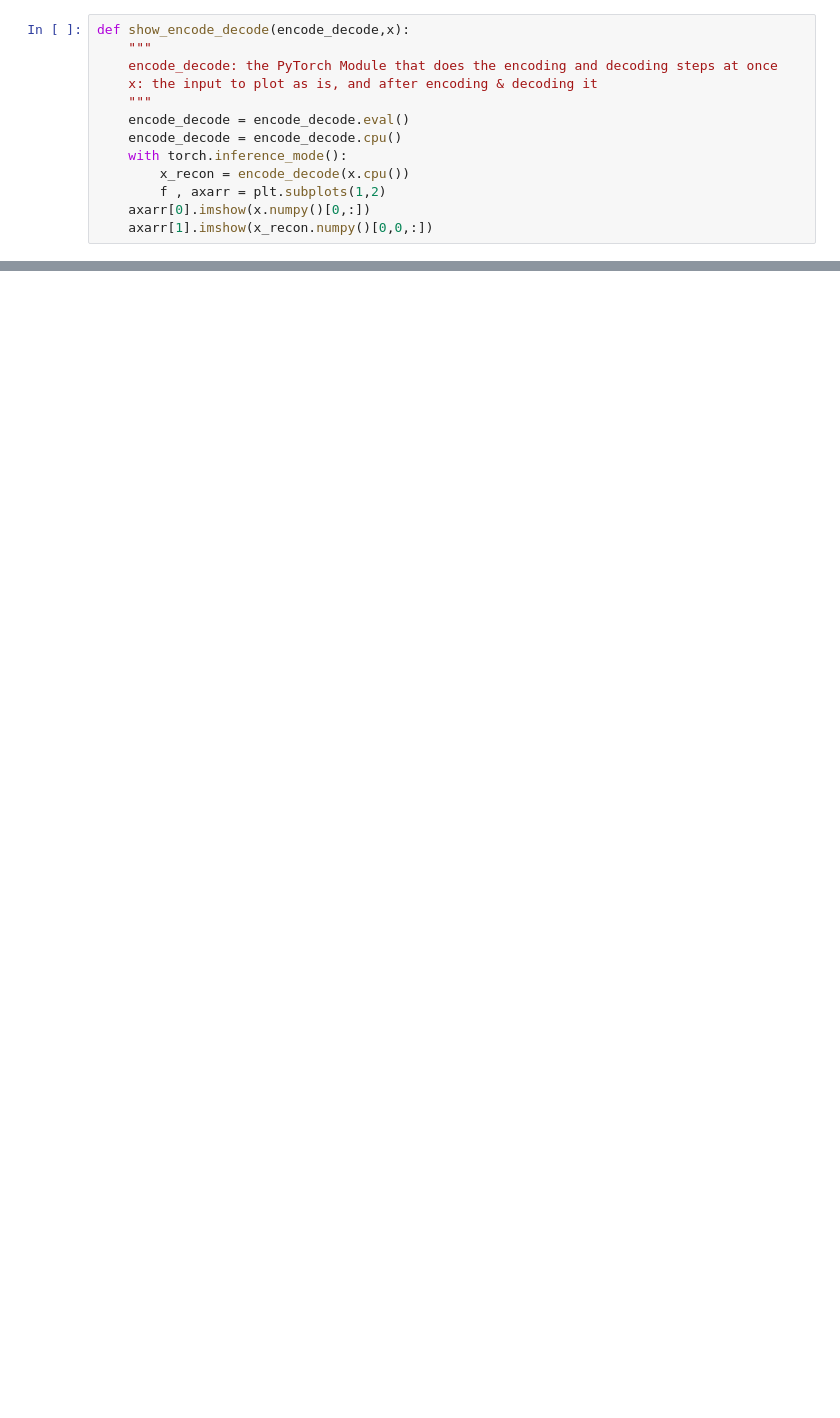
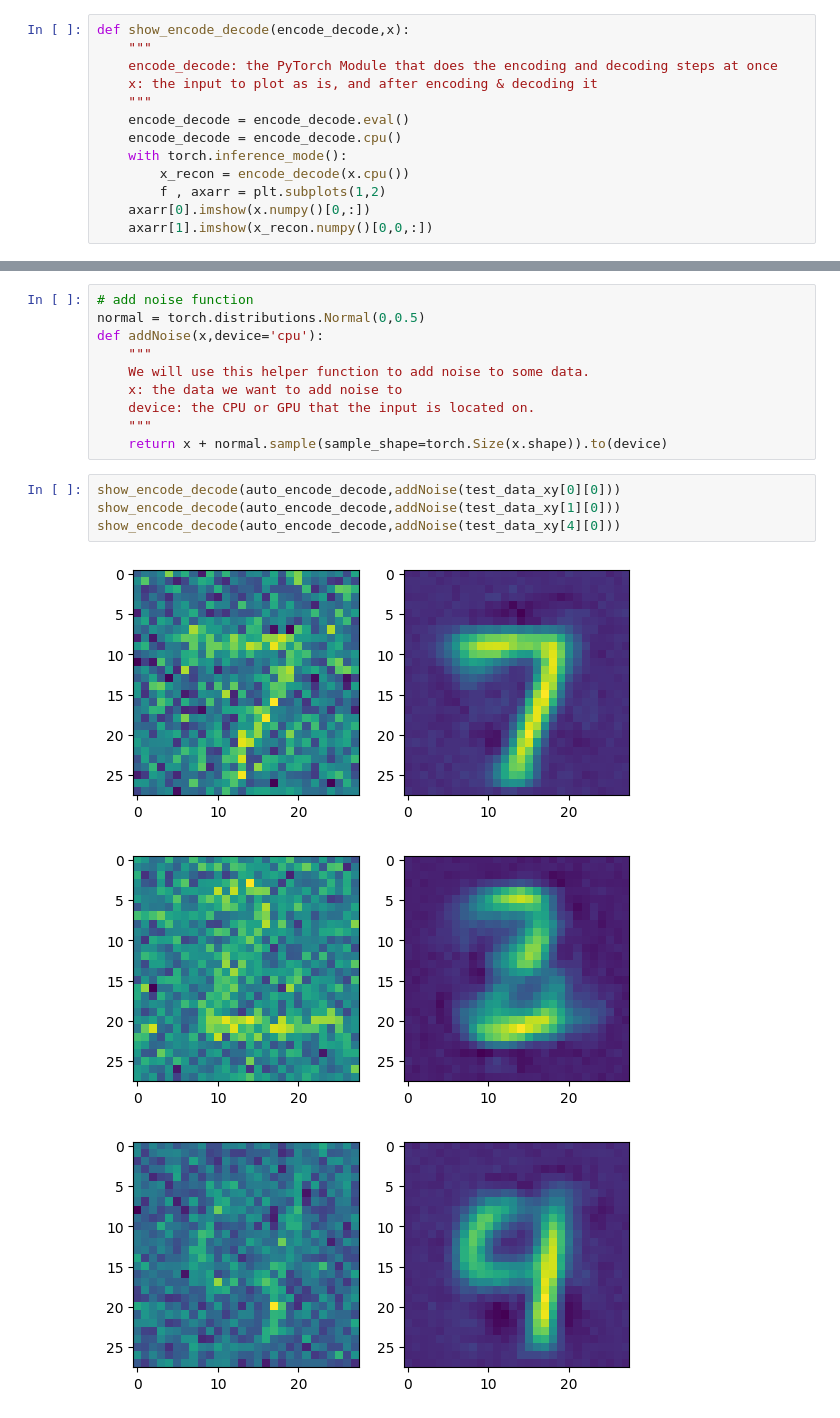
Before and after one commit to Amr-Abdellatif/Full-Autoencoder-implemented-in-PyTorch, a Jupyter notebook: main.ipynb, the cells around one changed output, grey strips where cells are left out. Saved outputs shown, nothing was run; the diff lists cells and outputs as text; blank space fills up the shorter version.

```diff
--- a/main.ipynb
+++ b/main.ipynb
@@ -169,0 +169,18 @@ show_encode_decode(auto_encode_decode,test_data_xx[3][0])
+# %%
+# add noise function
+normal = torch.distributions.Normal(0,0.5)
+def addNoise(x,device='cpu'):
+    """
+    We will use this helper function to add noise to some data.
+    x: the data we want to add noise to
+    device: the CPU or GPU that the input is located on.
+    """
+    return x + normal.sample(sample_shape=torch.Size(x.shape)).to(device)
+# %%
+show_encode_decode(auto_encode_decode,addNoise(test_data_xy[0][0]))
+show_encode_decode(auto_encode_decode,addNoise(test_data_xy[1][0]))
+show_encode_decode(auto_encode_decode,addNoise(test_data_xy[4][0]))
+# %% [output]
+[figure, added]
+[figure, added]
+[figure, added]
```
Also changed, not shown: parts of 4 cells of this notebook.
